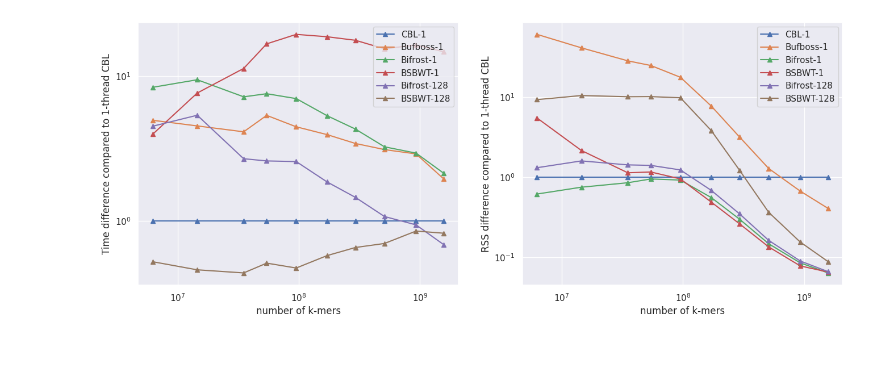
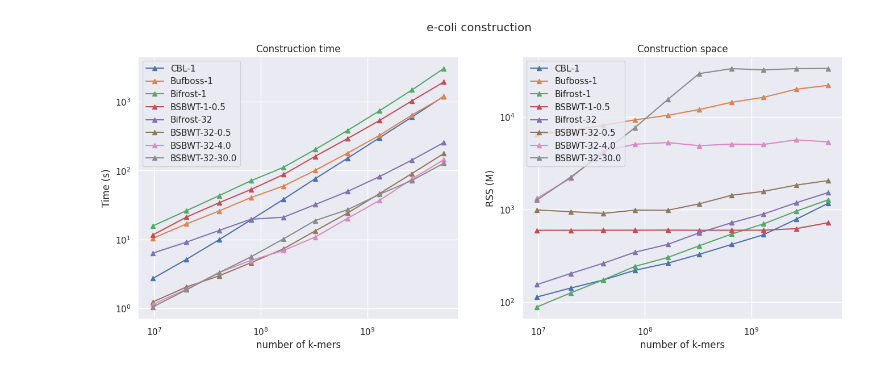
Before and after one commit to saskeli/Dynamic_SBWT_experiments, a Jupyter notebook: expanding.ipynb, the cells around one changed output. Saved outputs shown, nothing was run; the diff lists cells and outputs as text; code cells hidden in the pictures.

```diff
--- a/expanding.ipynb
+++ b/expanding.ipynb
@@ -56,19 +59,25 @@ plt.show()
 # %%
-plt.figure(figsize=(16, 6))
-plt.subplot(1, 2, 1)
-for k, v in data.items():
-    plt.plot(sizes, [vv[0] for vv in v], label=k, marker="^")
-plt.yscale("log")
-plt.xscale("log")
-plt.xlabel("number of k-mers")
-plt.ylabel("Time (s)")
-plt.legend()
-plt.subplot(1, 2, 2)
-for k, v in data.items():
-    plt.plot(sizes, [vv[1] for vv in v], label=k, marker="^")
-plt.yscale("log")
-plt.xscale("log")
-plt.xlabel("number of k-mers")
-plt.ylabel("RSS (M)")
-plt.legend()
-plt.show()
+def plot_time_and_space(data, sizes, title, name=None):
+    plt.figure(figsize=(16, 6))
+    plt.subplot(1, 2, 1)
+    for k, v in data.items():
+        plt.plot(sizes, [vv[0] for vv in v], label=k, marker="^")
+    plt.yscale("log")
+    plt.xscale("log")
+    plt.xlabel("number of k-mers")
+    plt.ylabel("Time (s)")
+    plt.legend()
+    plt.title("Construction time")
+    plt.subplot(1, 2, 2)
+    for k, v in data.items():
+        plt.plot(sizes, [vv[1] for vv in v], label=k, marker="^")
+    plt.yscale("log")
+    plt.xscale("log")
+    plt.xlabel("number of k-mers")
+    plt.ylabel("RSS (M)")
+    plt.legend()
+    plt.title("Construction space")
+    plt.suptitle(title)
+    if name is not None:
+        plt.savefig(name)
+    plt.show()
@@ -77,23 +83,0 @@ plt.show()
-# %%
-plt.figure(figsize=(16, 6))
-plt.subplot(1, 2, 1)
-c_t, c_l = "CBL", "1"
-control = data[f"{c_t}-{c_l}"]
-for k, v in data.items():
-    plt.plot(sizes, [vv[0] / cc[0] for cc, vv in zip(control, v)], label=k, marker="^")
-plt.xlabel("number of k-mers")
-plt.ylabel(f"Time difference compared to {c_l}-thread {c_t}")
-plt.xscale("log")
-plt.yscale("log")
-plt.legend()
-plt.subplot(1, 2, 2)
-for k, v in data.items():
-    plt.plot(sizes, [vv[1] / cc[1] for cc, vv in zip(control, v)], label=k, marker="^")
-plt.xlabel("number of k-mers")
-plt.ylabel(f"RSS difference compared to {c_l}-thread {c_t}")
-plt.xscale("log")
-plt.yscale("log")
-plt.legend()
-plt.show()
-# %% [output]
-[figure, removed]
@@ -99,0 +113,5 @@ plt.show()
+# %%
+coli_res = read_res("../bbb_res/exp_coli.txt")
+plot_time_and_space(coli_res["data"], coli_res["offered"], "e-coli construction")
+# %% [output]
+[figure, added]
```
Also changed, not shown: parts of 9 cells of this notebook, 12 other files.
